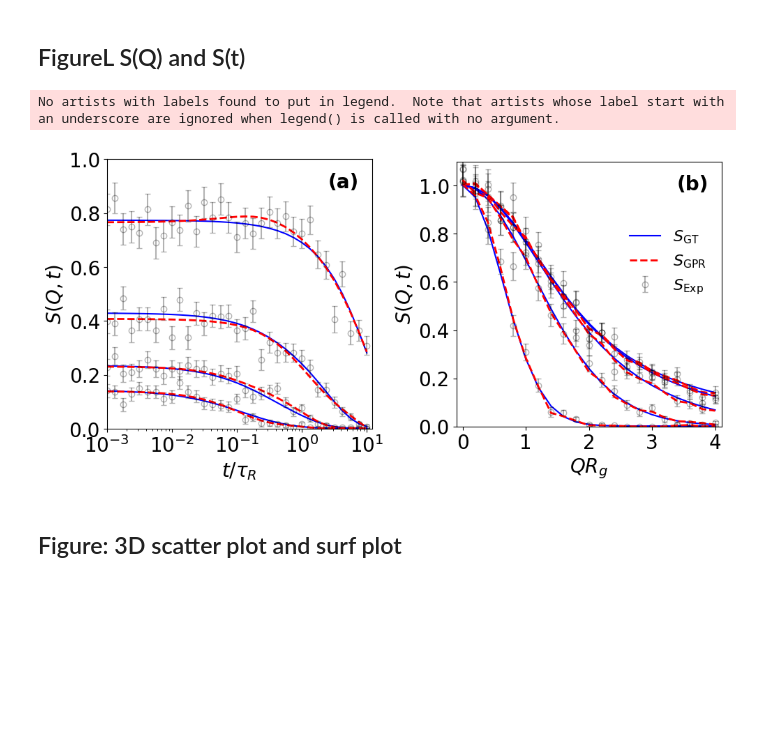
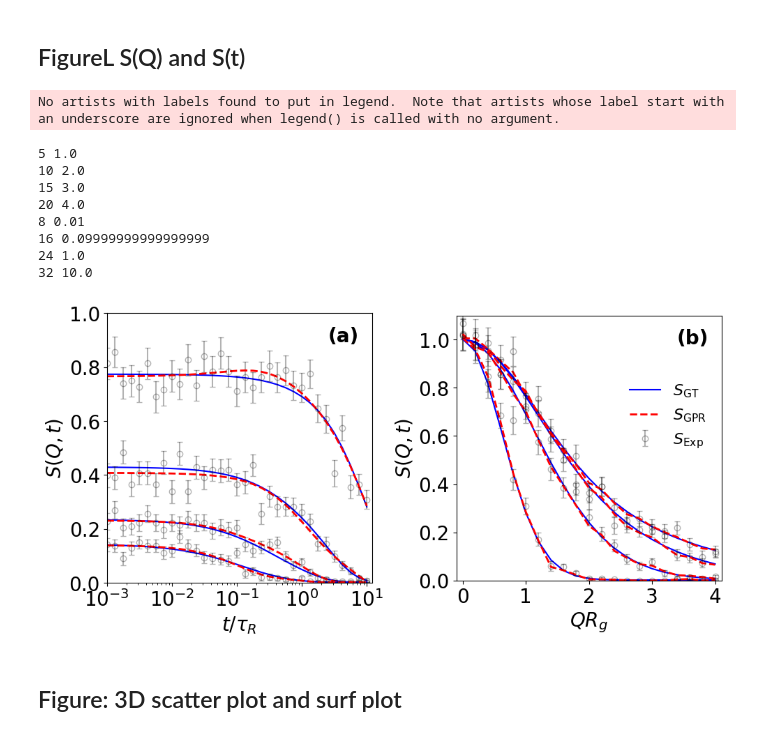
Before and after one commit to ch-tung/MLSR, a Jupyter notebook: spinecho/Figure_sqt.ipynb, the cells around one changed output. Cells and saved outputs as stored; diff of their text form; code cells hidden in the pictures; blank space fills up the shorter version.

Commit message:
updated figures

```diff
--- a/spinecho/Figure_sqt.ipynb
+++ b/spinecho/Figure_sqt.ipynb
@@ -559,6 +559,7 @@ colors = ['k','k','k','k','k']
 i_color = 0
 for i_q, q_plot in enumerate(QRg):
     if q_plot in [1, 2, 3, 4]:
+        print(i_q, q_plot)
         ax.plot(t, (sqt_GT[i_q, :]), '-b')
         # ax.plot(t, (sqt_exp[i_q, :]), 'o', color=colors[i_color], alpha = 0.5, fillstyle='none')
         ax.errorbar(t, (sqt_exp[i_q, :]), yerr=(delta_sqt_exp[i_q, :]), fmt='ok', ecolor=colors[i_color], capsize=3, alpha = 0.3, fillstyle='none')
@@ -591,39 +592,48 @@ ax = fig.add_subplot(122)
 
 i_color = 0
 for i_t, t_plot in enumerate(t):
-    if i_t in np.array([0, 1, 2, 3, 4])*8:
+    if i_t in np.array([1, 2, 3, 4])*8:
+        print(i_t, t_plot)
         if i_color == 0:
             label_GT = r'$S_\mathrm{GT}$'
             label_exp = r'$S_\mathrm{Exp}$'
             label_GPR = r'$S_\mathrm{GPR}$'
         else:
             label_GT = None
             label_exp = None
             label_GPR = None
         ax.plot(QRg, (sqt_GT[:, i_t]), '-b', label = label_GT)
         # ax.plot(QRg, (sqt_exp[:, i_t]), 'o', color=colors[i_color], alpha = 0.5, fillstyle='none')
         ax.errorbar(QRg, (sqt_exp[:, i_t]), yerr=(delta_sqt_exp[:, i_t]), fmt='ok', ecolor=colors[i_color], capsize=3, alpha = 0.3, fillstyle='none', label = label_exp)
         ax.plot(QRg, (sqt_GPR)[:, i_t], '--', color='r', lw=2, label = label_GPR)
         # ax.fill_between(QRg, (sqt_GPR-delta_sqt_exp)[:, i_t], (sqt_GPR+delta_sqt_exp)[:, i_t], color='r', alpha=0.2)
         i_color += 1
 
 ax.set_xlabel(r'$QR_g$', fontsize=20)
 ax.set_ylabel(r'$S(Q,t)$', fontsize=20)
 ax.tick_params(axis='both', which='major', labelsize=20)
 ax.set_ylim([-0.0, 1.1])
 ax.set_xlim([-0.1, 4.1])
 # ax.set_yscale('log')
 # ax.set_ylim([1e-2, 2])
 # ax.set_xscale('log')
 ax.set_xticks([0, 1, 2, 3, 4])
 ax.text(0.95, 0.95, panels_list[1], transform=ax.transAxes, fontsize=20, fontweight='bold', va='top', ha='right', color='k')
 ax.set_aspect(4.2/1.1)
 ax.legend(fontsize=16, frameon=False, bbox_to_anchor=(0.6, 0.8), loc='upper left')
 
 plt.tight_layout()
 # %% [output]
 No artists with labels found to put in legend.  Note that artists whose label start with an underscore are ignored when legend() is called with no argument.
+5 1.0
+10 2.0
+15 3.0
+20 4.0
+8 0.01
+16 0.09999999999999999
+24 1.0
+32 10.0
-[figure, old version]
+[figure, new version]
 # %% [markdown]
 ## Figure: 3D scatter plot and surf plot
 # %%
```
Also changed, not shown: parts of 2 cells of this notebook.
